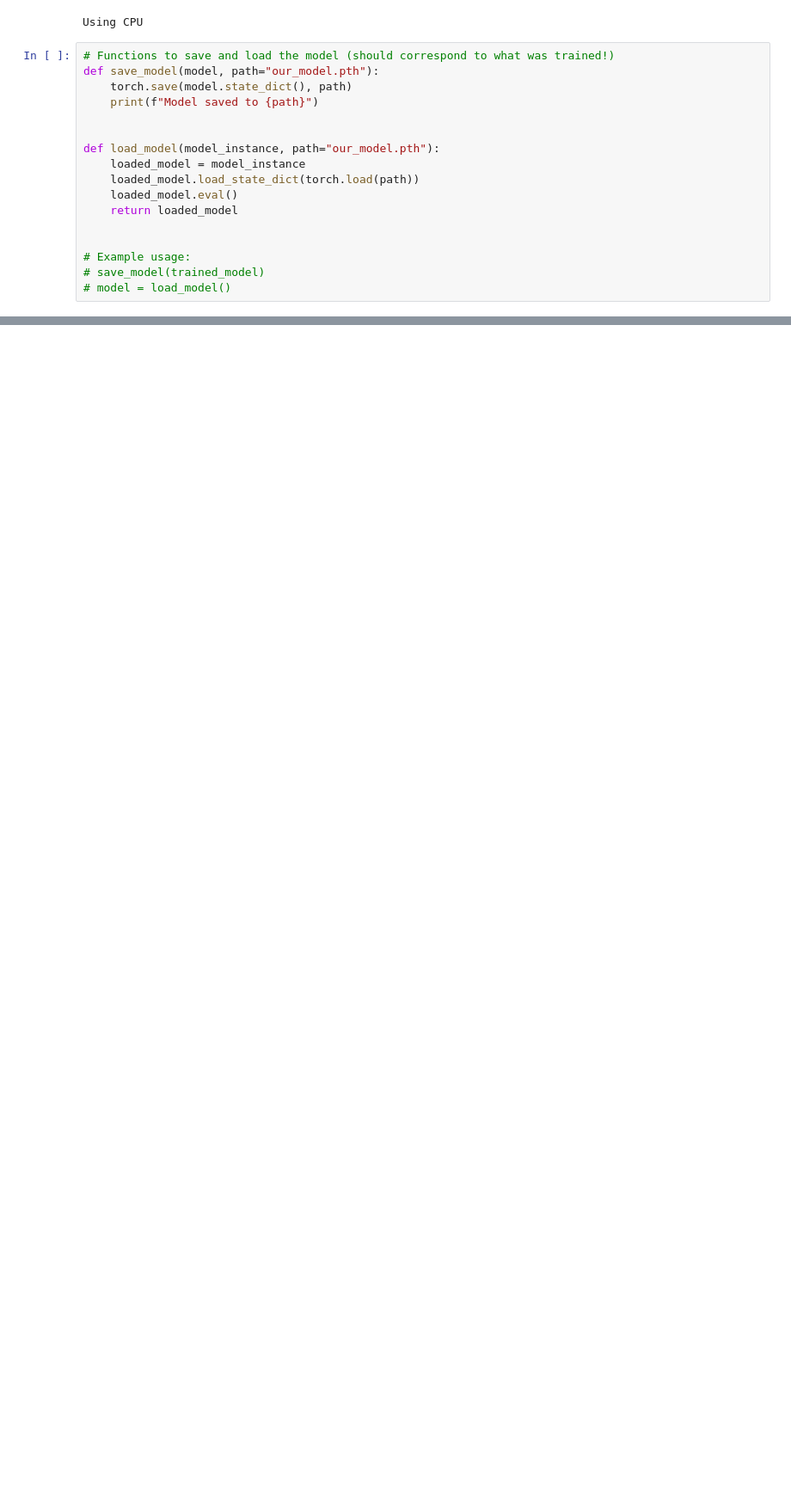
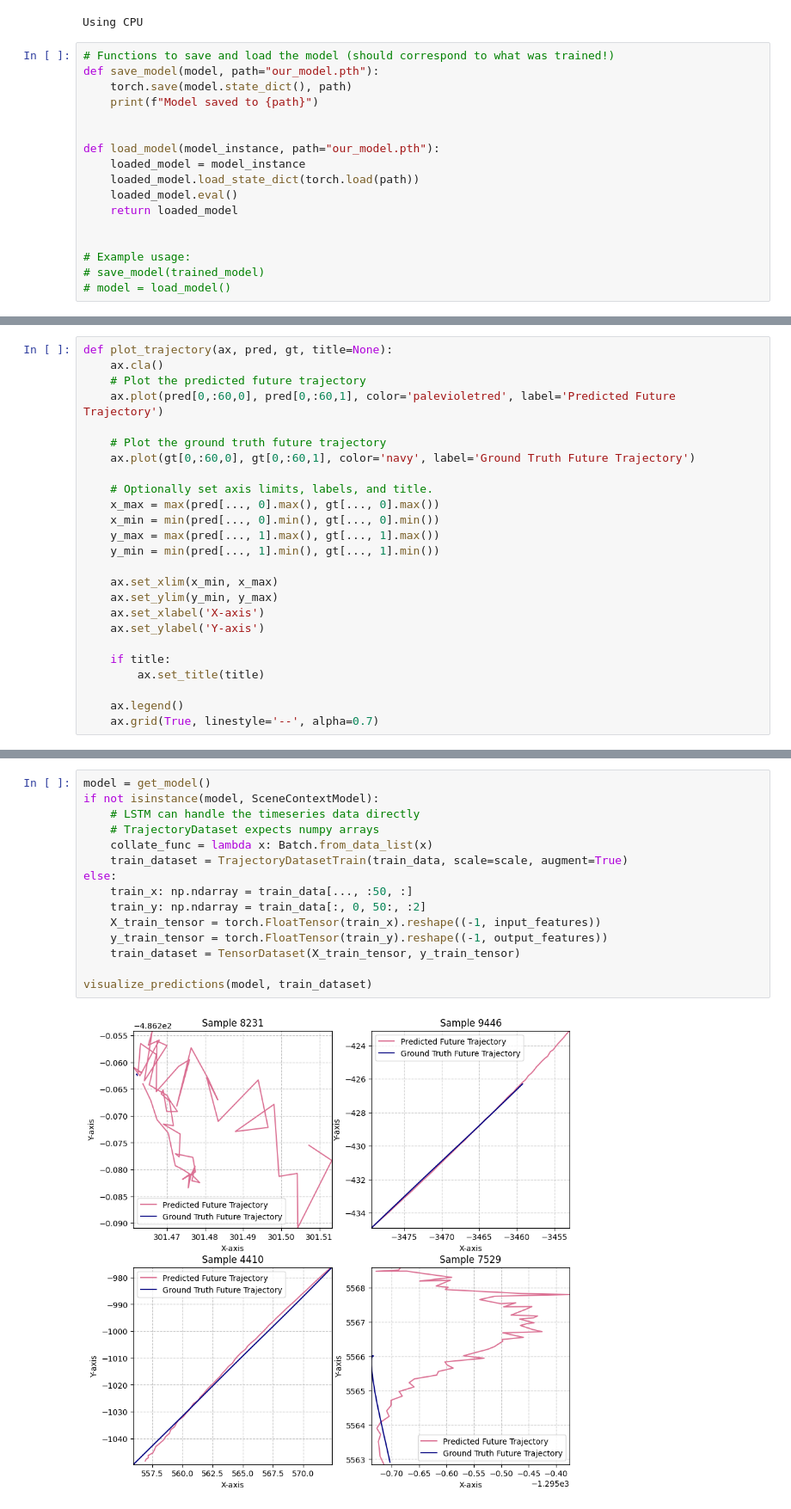
Before and after one commit to AinazEstiri/CSE251B-kaggle, a Jupyter notebook: kaggleNotebook.ipynb, the cells around one changed output, grey strips where cells are left out. Shown at 86% size. Drawn from its saved outputs; the diff is of its cells as text; blank space fills up the shorter version.

```diff
--- a/kaggleNotebook.ipynb
+++ b/kaggleNotebook.ipynb
@@ -619,0 +686,25 @@ Epoch 055 | Learning rate 0.002906 | train normalized MSE   0.0972 | val normali
+# %%
+def plot_trajectory(ax, pred, gt, title=None):
+    ax.cla()
+    # Plot the predicted future trajectory
+    ax.plot(pred[0,:60,0], pred[0,:60,1], color='palevioletred', label='Predicted Future Trajectory')
+
+    # Plot the ground truth future trajectory
+    ax.plot(gt[0,:60,0], gt[0,:60,1], color='navy', label='Ground Truth Future Trajectory')
+
+    # Optionally set axis limits, labels, and title.
+    x_max = max(pred[..., 0].max(), gt[..., 0].max())
+    x_min = min(pred[..., 0].min(), gt[..., 0].min())
+    y_max = max(pred[..., 1].max(), gt[..., 1].max())
+    y_min = min(pred[..., 1].min(), gt[..., 1].min())
+
+    ax.set_xlim(x_min, x_max)
+    ax.set_ylim(y_min, y_max)
+    ax.set_xlabel('X-axis')
+    ax.set_ylabel('Y-axis')
+
+    if title:
+        ax.set_title(title)
+
+    ax.legend()
+    ax.grid(True, linestyle='--', alpha=0.7)
@@ -619,0 +750,17 @@ Epoch 055 | Learning rate 0.002906 | train normalized MSE   0.0972 | val normali
+# %%
+model = get_model()
+if not isinstance(model, SceneContextModel):
+    # LSTM can handle the timeseries data directly
+    # TrajectoryDataset expects numpy arrays
+    collate_func = lambda x: Batch.from_data_list(x)
+    train_dataset = TrajectoryDatasetTrain(train_data, scale=scale, augment=True)
+else:
+    train_x: np.ndarray = train_data[..., :50, :]
+    train_y: np.ndarray = train_data[:, 0, 50:, :2]
+    X_train_tensor = torch.FloatTensor(train_x).reshape((-1, input_features))
+    y_train_tensor = torch.FloatTensor(train_y).reshape((-1, output_features))
+    train_dataset = TensorDataset(X_train_tensor, y_train_tensor)
+
+visualize_predictions(model, train_dataset)
+# %% [output]
+[figure, added]
```
Also changed, not shown: parts of 8 cells of this notebook.
